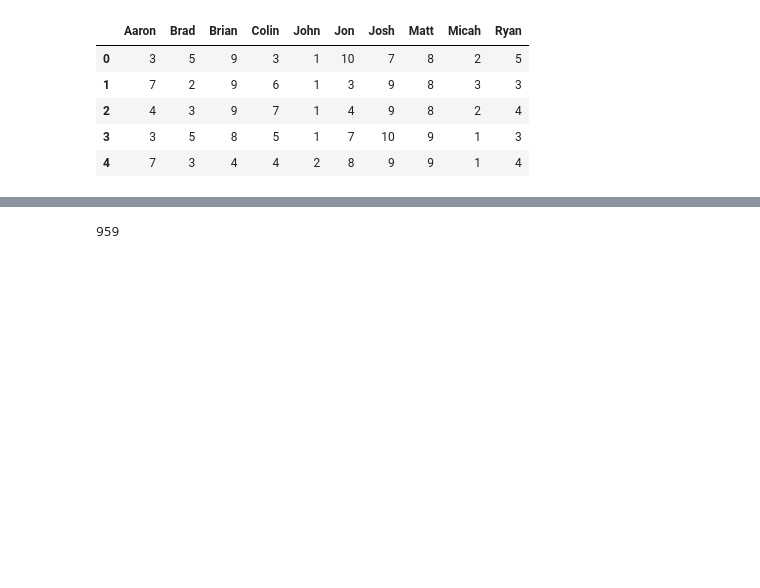
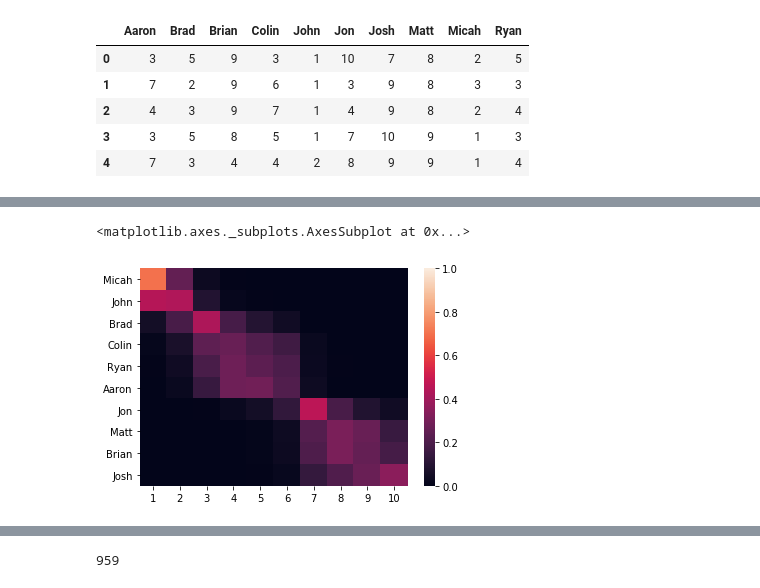
Before and after one commit to rytido/justfun, a Jupyter notebook: WinsPool.ipynb, the cells around one changed output, grey strips where cells are left out. Saved outputs shown, nothing was run; the diff lists cells and outputs as text; code cells hidden in the pictures; blank space fills up the shorter version.

```diff
--- a/WinsPool.ipynb
+++ b/WinsPool.ipynb
@@ -271,3 +272,8 @@ probs.sort_values("1", ascending=False).style.format("{:.1%}")
+# %%
+sns.heatmap(probs_sorted, annot=False, vmin=0, vmax=1)
+# %% [output]
+<matplotlib.axes._subplots.AxesSubplot at 0x...>
+[figure, added]
 # %%
 formatted = (probs[["1", "2", "3"]]*100).sort_values("1", ascending=False).round(0).astype(int).astype(str)+'%'
 formatted.to_csv("probabilities.txt", sep=" ", header=False)
```
Also changed, not shown: parts of 6 cells of this notebook.
